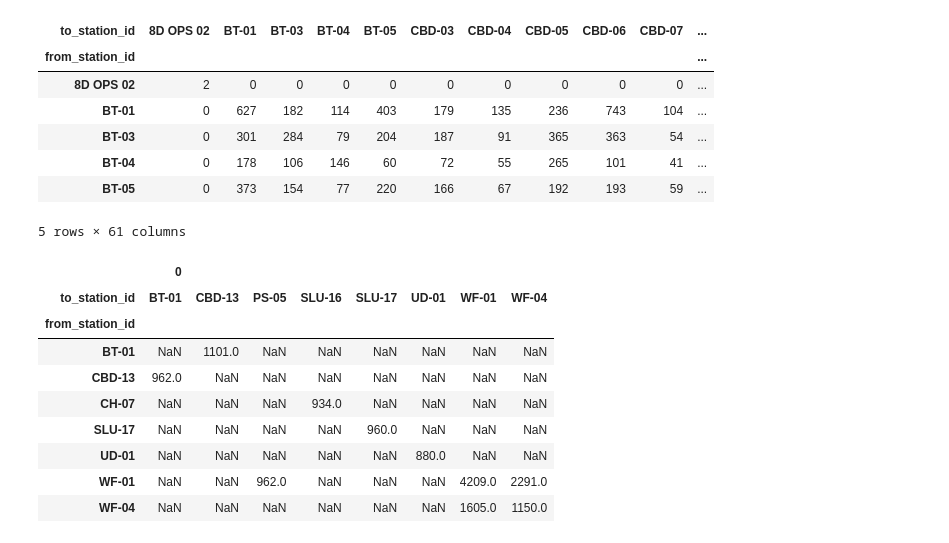
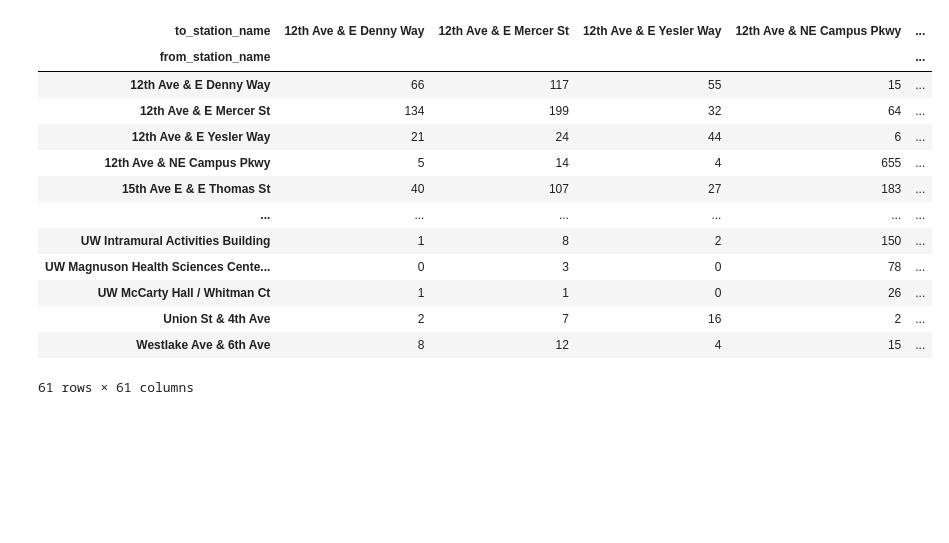
Before and after one commit to HenriqueCastros/GraficosChordESankey, a Jupyter notebook: Aula08.ipynb, the cells around one changed output. Drawn from its saved outputs; the diff is of its cells as text; code cells hidden in the pictures; blank space fills up the shorter version.

```diff
--- a/Aula08.ipynb
+++ b/Aula08.ipynb
@@ -65,29 +72,20 @@ df[['from_station_id','to_station_id']].head()
 # %%
-crosstab_df = pd.crosstab(df['from_station_id'], df['to_station_id'])
+crosstab_df = pd.crosstab(df['from_station_name'], df['to_station_name'])
 # %%
-crosstab_df.head()
+crosstab_df
 # %% [output]
-| to_station_id | 8D OPS 02 | BT-01 | BT-03 | BT-04 | BT-05 | CBD-03 | CBD-04 | CBD-05 | CBD-06 | CBD-07 | ... |
-| from_station_id |  |  |  |  |  |  |  |  |  |  | ... |
-| 8D OPS 02 | 2 | 0 | 0 | 0 | 0 | 0 | 0 | 0 | 0 | 0 | ... |
-| BT-01 | 0 | 627 | 182 | 114 | 403 | 179 | 135 | 236 | 743 | 104 | ... |
-| BT-03 | 0 | 301 | 284 | 79 | 204 | 187 | 91 | 365 | 363 | 54 | ... |
-| BT-04 | 0 | 178 | 106 | 146 | 60 | 72 | 55 | 265 | 101 | 41 | ... |
-| BT-05 | 0 | 373 | 154 | 77 | 220 | 166 | 67 | 192 | 193 | 59 | ... |
+| to_station_name | 12th Ave & E Denny Way | 12th Ave & E Mercer St | 12th Ave & E Yesler Way | 12th Ave & NE Campus Pkwy | ... |
+| from_station_name |  |  |  |  | ... |
+| 12th Ave & E Denny Way | 66 | 117 | 55 | 15 | ... |
+| 12th Ave & E Mercer St | 134 | 199 | 32 | 64 | ... |
+| 12th Ave & E Yesler Way | 21 | 24 | 44 | 6 | ... |
+| 12th Ave & NE Campus Pkwy | 5 | 14 | 4 | 655 | ... |
+| 15th Ave E & E Thomas St | 40 | 107 | 27 | 183 | ... |
+| ... | ... | ... | ... | ... | ... |
+| UW Intramural Activities Building | 1 | 8 | 2 | 150 | ... |
+| UW Magnuson Health Sciences Cente... | 0 | 3 | 0 | 78 | ... |
+| UW McCarty Hall / Whitman Ct | 1 | 1 | 0 | 26 | ... |
+| Union St & 4th Ave | 2 | 7 | 16 | 2 | ... |
+| Westlake Ave & 6th Ave | 8 | 12 | 4 | 15 | ... |
-5 rows × 61 columns
+61 rows × 61 columns
-# %%
-## DESCONSIDERAR
-df.groupby(['from_station_id', 'to_station_id']).size().to_frame()\
-    .sort_values(by=0,ascending=False).head(10).reset_index().pivot(index='from_station_id', columns='to_station_id')
-# %% [output]
-|  | 0 |  |  |  |  |  |  |  |
-| to_station_id | BT-01 | CBD-13 | PS-05 | SLU-16 | SLU-17 | UD-01 | WF-01 | WF-04 |
-| from_station_id |  |  |  |  |  |  |  |  |
-| BT-01 | NaN | 1101.0 | NaN | NaN | NaN | NaN | NaN | NaN |
-| CBD-13 | 962.0 | NaN | NaN | NaN | NaN | NaN | NaN | NaN |
-| CH-07 | NaN | NaN | NaN | 934.0 | NaN | NaN | NaN | NaN |
-| SLU-17 | NaN | NaN | NaN | NaN | 960.0 | NaN | NaN | NaN |
-| UD-01 | NaN | NaN | NaN | NaN | NaN | 880.0 | NaN | NaN |
-| WF-01 | NaN | NaN | 962.0 | NaN | NaN | NaN | 4209.0 | 2291.0 |
-| WF-04 | NaN | NaN | NaN | NaN | NaN | NaN | 1605.0 | 1150.0 |
 # %%
```
Also changed, not shown: parts of 28 cells of this notebook.
